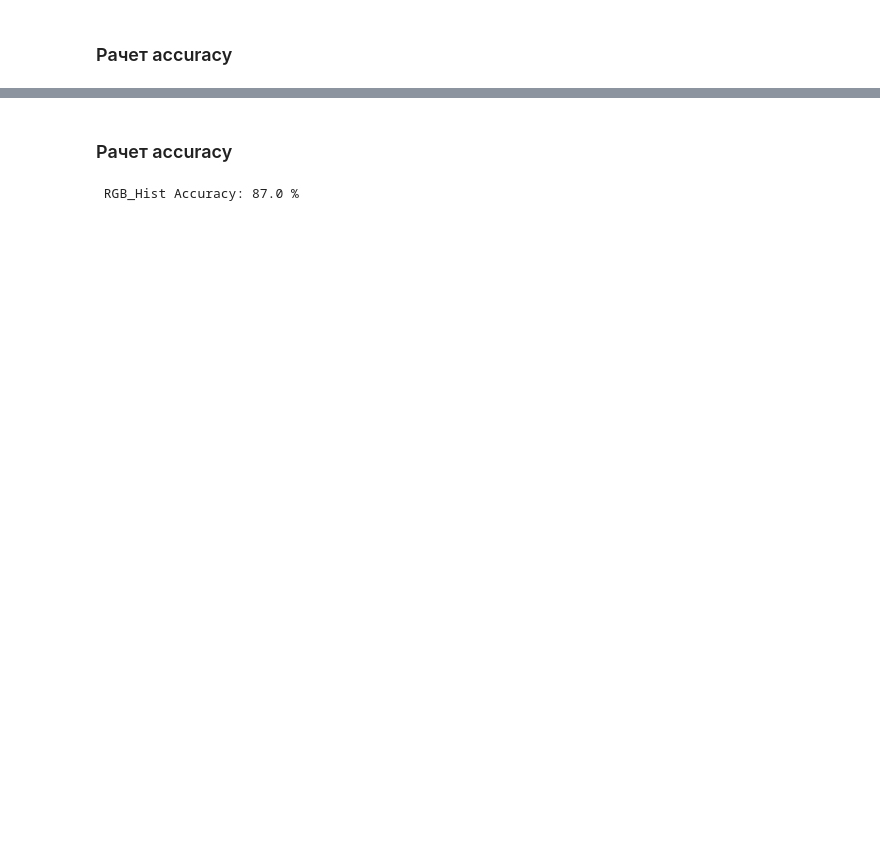
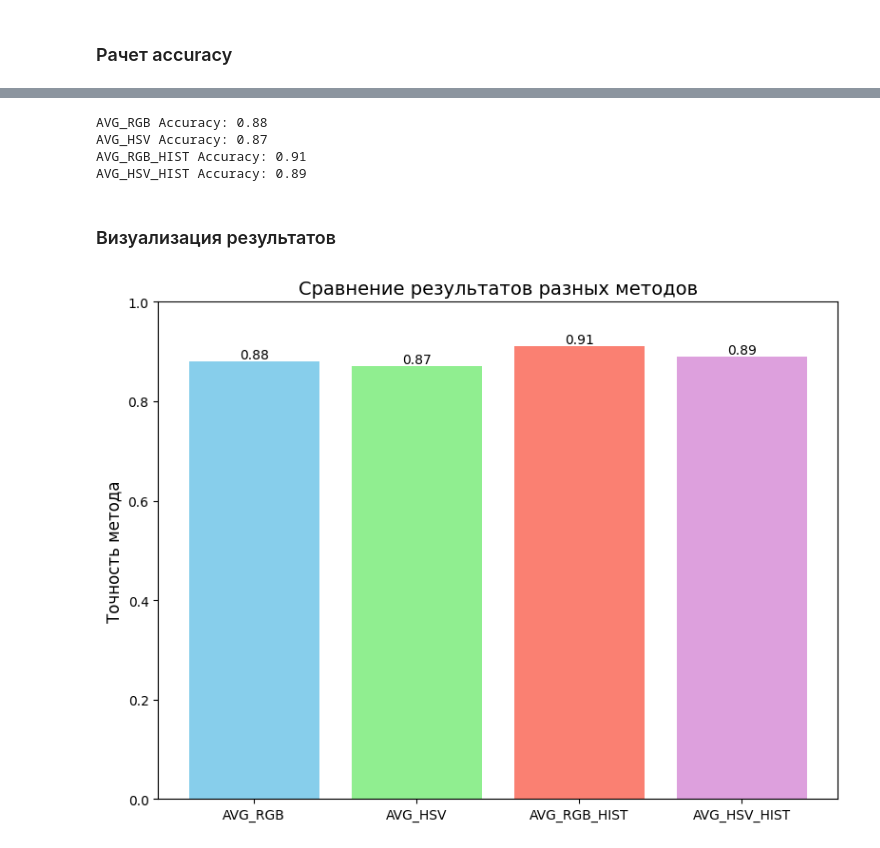
Before and after one commit to kharit74/OtusCV, a Jupyter notebook: Lesson 7/Homework/hmw_l7.ipynb, the cells around one changed output, grey strips where cells are left out. Saved outputs shown, nothing was run; the diff lists cells and outputs as text; code cells hidden in the pictures; blank space fills up the shorter version.

```diff
--- a/Lesson 7/Homework/hmw_l7.ipynb
+++ b/Lesson 7/Homework/hmw_l7.ipynb
@@ -153,8 +153,8 @@ def calc_accuracy(gt_dict, pred_dict):
         total_accuracy+=accuracy
         total_frames+=1
     # Расчет средней точности по выборке
-    avg_accuracy = (total_accuracy / total_frames) *100
-    return avg_accuracy
+    avg_accuracy = (total_accuracy / total_frames)
+    return round(avg_accuracy, 2)
 
 def extract_features_hist(frame_data, image):
     features = []
@@ -448,9 +377,0 @@ for frame_id, players in data.items():
-# %% [markdown]
-### Рачет accuracy
-# %%
-# gt - cловарь GroundTrue,
-# predicted - словарь Классификатора
-hist_rgb_accuracy = round(calc_accuracy(gt,predicted),1)
-print(' RGB_Hist Accuracy:', hsv_accuracy, '%')
-# %% [output]
- RGB_Hist Accuracy: 87.0 %
@@ -477,0 +378,50 @@ for i in range(0, len(kmeans_3.labels_), 10):
+# %%
+# gt - cловарь GroundTrue,
+# predicted - словарь Классификатора
+
+# Точность модели №1 (Задание №1)
+avg_rgb_accuracy = calc_accuracy(gt, predicted_1)
+print('AVG_RGB Accuracy:', avg_rgb_accuracy)
+# Точность модели №2 (Задание №2)
+avg_hsv_accuracy = calc_accuracy(gt, predicted_2)
+print('AVG_HSV Accuracy:', avg_hsv_accuracy)
+# Точность модели №3 (Задание №3)
+avg_rgb_hist_accuracy = calc_accuracy(gt, predicted_3)
+print('AVG_RGB_HIST Accuracy:', avg_rgb_hist_accuracy)
+# Точность модели №4 (Задание №4)
+avg_hsv_hist_accuracy = calc_accuracy(gt, predicted_4)
+print('AVG_HSV_HIST Accuracy:', avg_hsv_hist_accuracy)
+# %% [output]
+AVG_RGB Accuracy: 0.88
+AVG_HSV Accuracy: 0.87
+AVG_RGB_HIST Accuracy: 0.91
+AVG_HSV_HIST Accuracy: 0.89
+# %% [markdown]
+### Визуализация результатов
+# %%
+# Данные
+methods = ['AVG_RGB', 'AVG_HSV', 'AVG_RGB_HIST', 'AVG_HSV_HIST']
+accuracy = [avg_rgb_accuracy, avg_hsv_accuracy, avg_rgb_hist_accuracy, avg_hsv_hist_accuracy]
+
+# Создание гистограммы
+plt.figure(figsize=(8, 6))
+bars = plt.bar(methods, accuracy, color=['skyblue', 'lightgreen', 'salmon', 'plum'])
+
+# Настройка осей и заголовка
+plt.ylim(0, 1)
+plt.ylabel('Точность метода', fontsize=12)
+plt.title('Сравнение результатов разных методов', fontsize=14)
+
+# Добавление значений на столбцы
+for bar in bars:
+    height = bar.get_height()
+    plt.text(bar.get_x() + bar.get_width()/2., height,
+             f'{height:.2f}',
+             ha='center', va='bottom')
+
+# Отображение графика
+#plt.grid(axis='y', linestyle='--', alpha=0.3)
+plt.tight_layout()
+plt.show()
+# %% [output]
+[figure, added]
```
Also changed, not shown: parts of 16 cells of this notebook.
